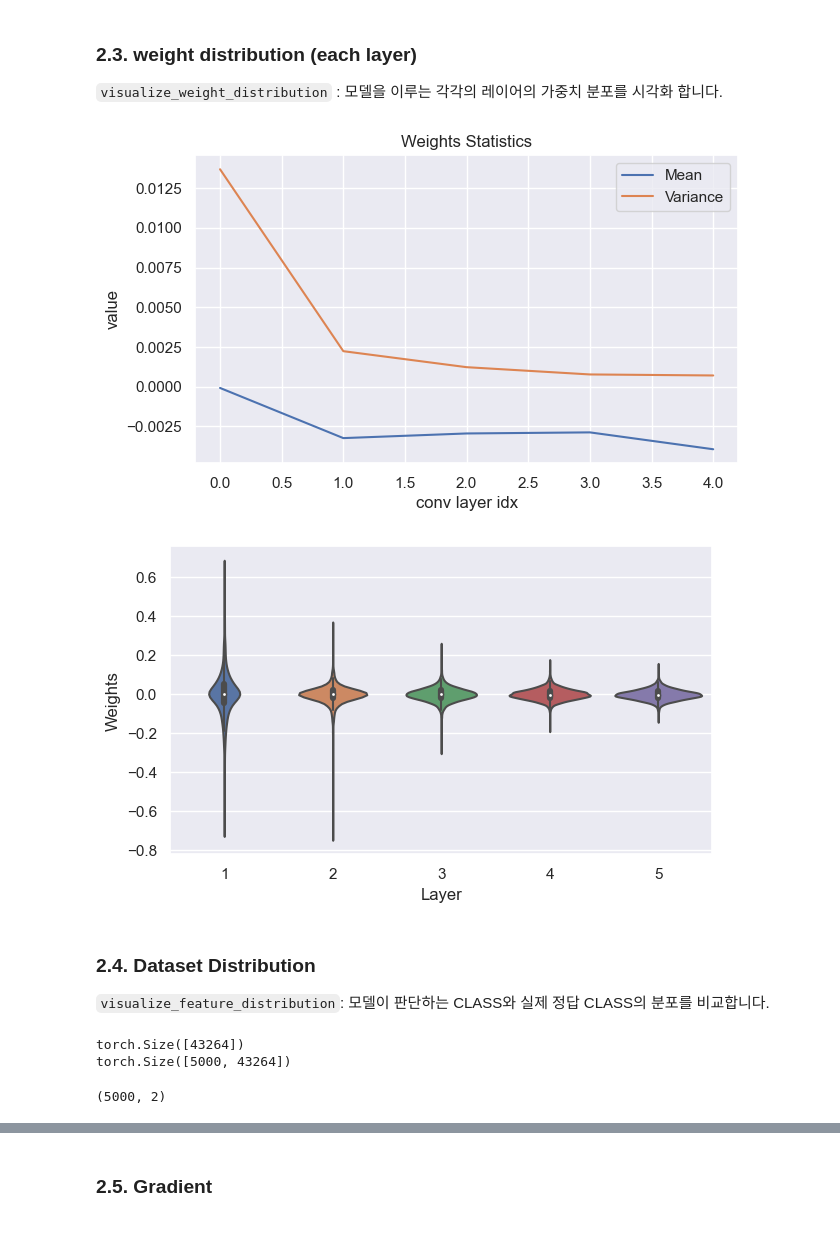
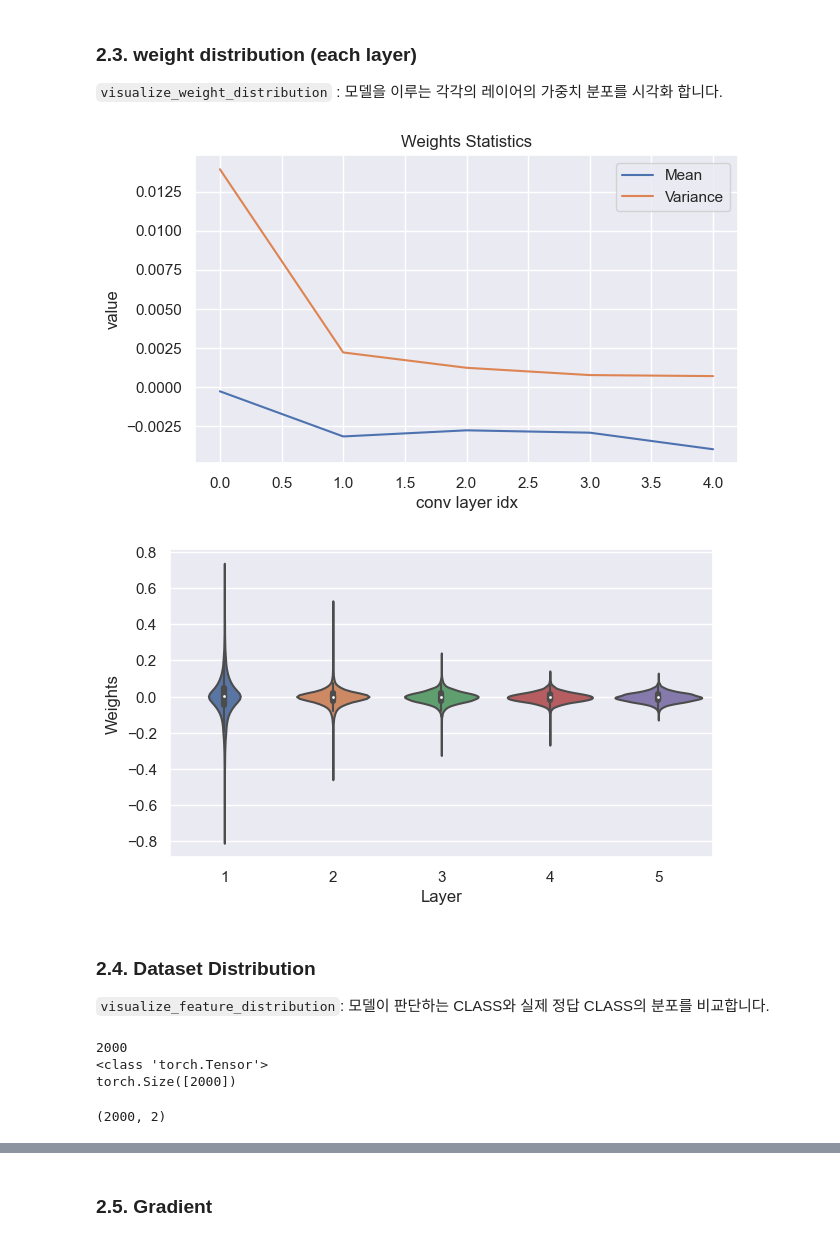
Before and after one commit to 23-Fall-Graduation-Thesis/Indium, a Jupyter notebook: visualization.ipynb, the cells around one changed output, grey strips where cells are left out. Saved outputs shown, nothing was run; the diff lists cells and outputs as text; code cells hidden in the pictures.

```diff
--- a/visualization.ipynb
+++ b/visualization.ipynb
@@ -56,7 +56,7 @@ conf = dict(
     dataset="cifar10",
     pretrain=False,
     mode="cus",
-    freeze="01011"
+    freeze="10111"
 )
 setting = "epoch"+str(conf['epoch'])+"_lr"+str(conf['lr'])
 
@@ -354,10 +372,10 @@ for layer_name in model_info:
 # %%
 from utils.visualize_tool import visualize_weight_distribution
 # %%
-visualize_weight_distribution(model, violin_sample=5000)
+visualize_weight_distribution(MODEL, violin_sample=5000)
 # %% [output]
 [figure]
-[figure, old version]
+[figure, new version]
 # %% [markdown]
 ### 2.4. Dataset Distribution
 `visualize_feature_distribution`: 모델이 판단하는 CLASS와 실제 정답 CLASS의 분포를 비교합니다.
@@ -387,21 +405,21 @@ with torch.no_grad():
             break
         # test_loss += criterion(output, target).item()
         # test_acc += pred.eq(target.view_as(pred)).sum().item()
-# %%
-all_features = torch.stack(features).cpu()
-
-print(features[0].shape)
-print(all_features.shape)
-# %% [output]
-torch.Size([43264])
-torch.Size([5000, 43264])
+# %%
+print(len(labels))
+print(type(labels))
+print(labels.shape)
+# %% [output]
+2000
+<class 'torch.Tensor'>
+torch.Size([2000])
 # %%
 reducer = umap.UMAP(n_components=2, n_neighbors=10, min_dist=0.5, metric="cosine", random_state=50)
 
-embedding = reducer.fit_transform(all_features)
+embedding = reducer.fit_transform(features)
 print(embedding.shape)
 # %% [output]
-(5000, 2)
+(2000, 2)
 # %%
 colors = ['red', 'blue', 'green', 'yellow', 'orange', 'purple', 'gray', 'black', 'pink', 'purple']
 markers = ['o', 's', '^', 'x', 'D', ',', 'v', '1', '3', '8']
```
Also changed, not shown: parts of 17 cells of this notebook.
